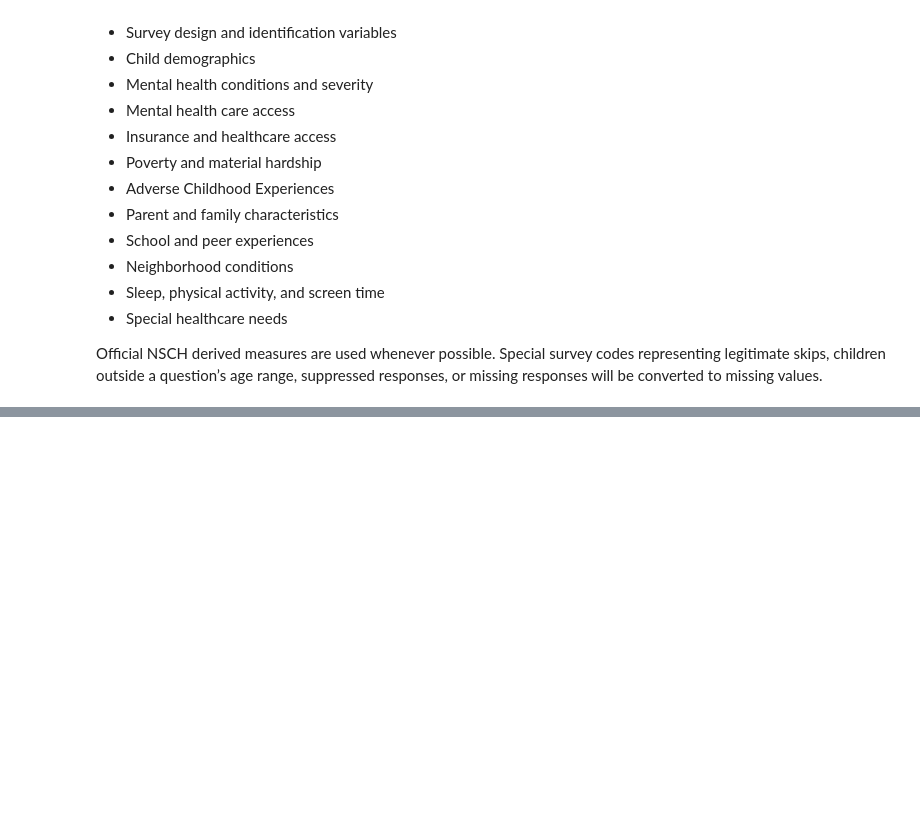
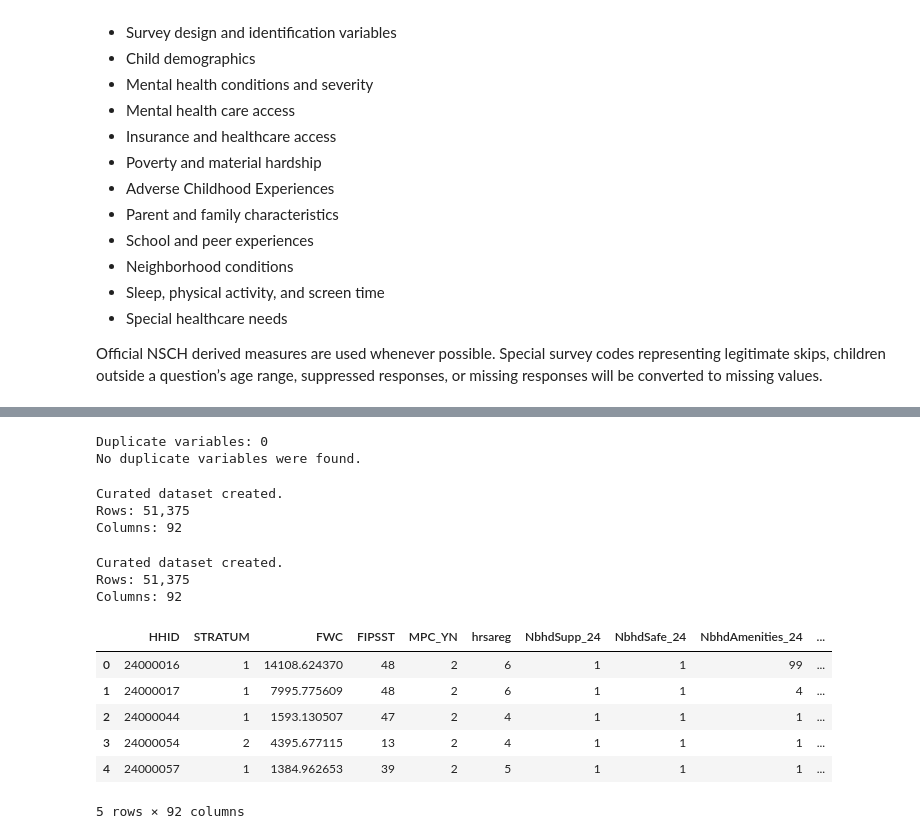
Before and after one commit to asarathy94/pediatric-mental-health-analysis, a Jupyter notebook: notebooks/01_data_exploration.ipynb, the cells around one changed output, grey strips where cells are left out. Saved outputs shown, nothing was run; the diff lists cells and outputs as text; code cells hidden in the pictures; blank space fills up the shorter version.

```diff
--- a/notebooks/01_data_exploration.ipynb
+++ b/notebooks/01_data_exploration.ipynb
@@ -878,7 +872,7 @@ selected_vars = [
 
     "HHID",
     "STRATUM",
-    "fwc",
+    "FWC",  # Final survey sampling weight, not the child's physical weight
 
     # ==========================================
     # Geography & Built Environment
@@ -1009,7 +1003,7 @@ selected_vars = [
     # ==========================================
 
     "FAMILY_R",
-    "ParentPHH_24",
+    "ParentPhH_24",
     "ParentMH_24",
     "ParentHSt_24",
 
@@ -1067,6 +1061,7 @@ selected_vars = [
     # Physical Health & Lifestyle
     # ==========================================
 
+    "WEIGHT",  # Child's current physical weight in kilograms
     "HrsSleep_24",
     "ActiveWork_24",
 
@@ -1080,0 +1106,53 @@ selected_vars = [
+# %%
+# Check whether any variables were selected more than once
+
+duplicate_vars = sorted({
+    var
+    for var in selected_vars
+    if selected_vars.count(var) > 1
+})
+
+print(f"Duplicate variables: {len(duplicate_vars)}")
+
+if duplicate_vars:
+    for var in duplicate_vars:
+        print(f"- {var}")
+else:
+    print("No duplicate variables were found.")
+# %% [output]
+Duplicate variables: 0
+No duplicate variables were found.
+# %%
+# Create curated dataset using validated variables
+
+curated_df = df[selected_vars].copy()
+
+print("Curated dataset created.")
+print(f"Rows: {curated_df.shape[0]:,}")
+print(f"Columns: {curated_df.shape[1]}")
+# %% [output]
+Curated dataset created.
+Rows: 51,375
+Columns: 92
+# %%
+# Create curated dataset from validated variables
+
+curated_df = df[selected_vars].copy()
+
+print("Curated dataset created.")
+print(f"Rows: {curated_df.shape[0]:,}")
+print(f"Columns: {curated_df.shape[1]}")
+# %% [output]
+Curated dataset created.
+Rows: 51,375
+Columns: 92
+# %%
+display(curated_df.head())
+# %% [output]
+|  | HHID | STRATUM | FWC | FIPSST | MPC_YN | hrsareg | NbhdSupp_24 | NbhdSafe_24 | NbhdAmenities_24 | ... |
+| 0 | 24000016 | 1 | 14108.624370 | 48 | 2 | 6 | 1 | 1 | 99 | ... |
+| 1 | 24000017 | 1 | 7995.775609 | 48 | 2 | 6 | 1 | 1 | 4 | ... |
+| 2 | 24000044 | 1 | 1593.130507 | 47 | 2 | 4 | 1 | 1 | 1 | ... |
+| 3 | 24000054 | 2 | 4395.677115 | 13 | 2 | 4 | 1 | 1 | 1 | ... |
+| 4 | 24000057 | 1 | 1384.962653 | 39 | 2 | 5 | 1 | 1 | 1 | ... |
+5 rows × 92 columns
```
Also changed, not shown: parts of 37 cells of this notebook, 5 other files.
